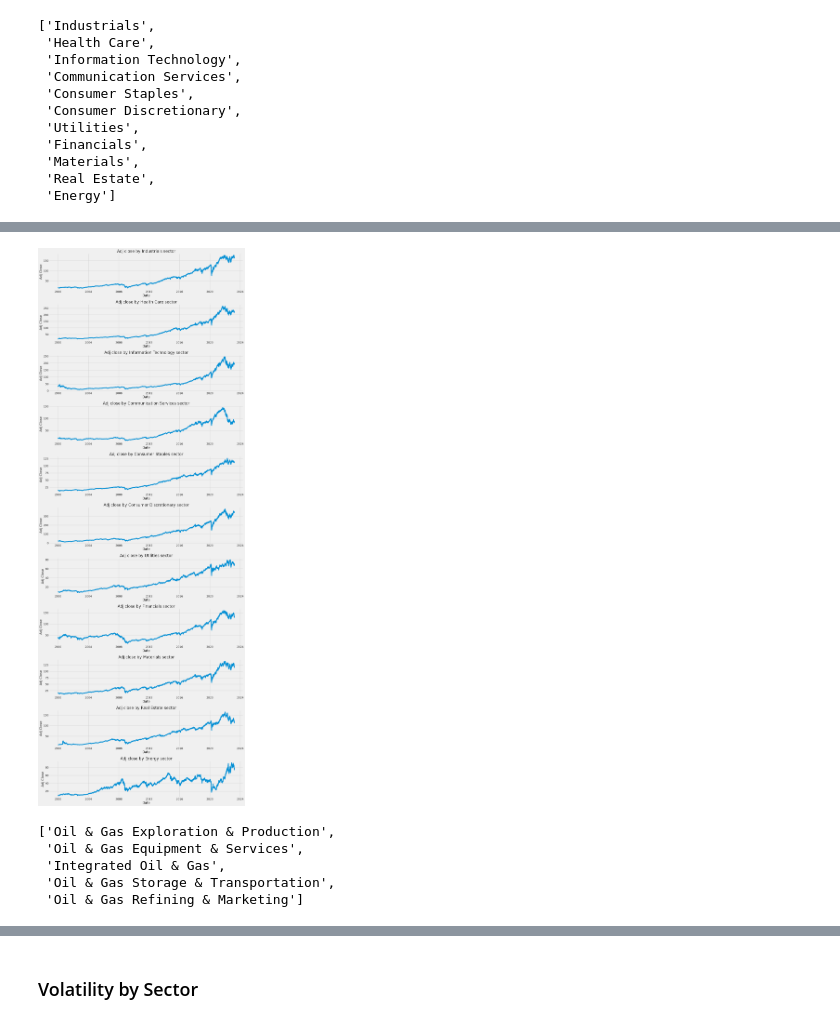
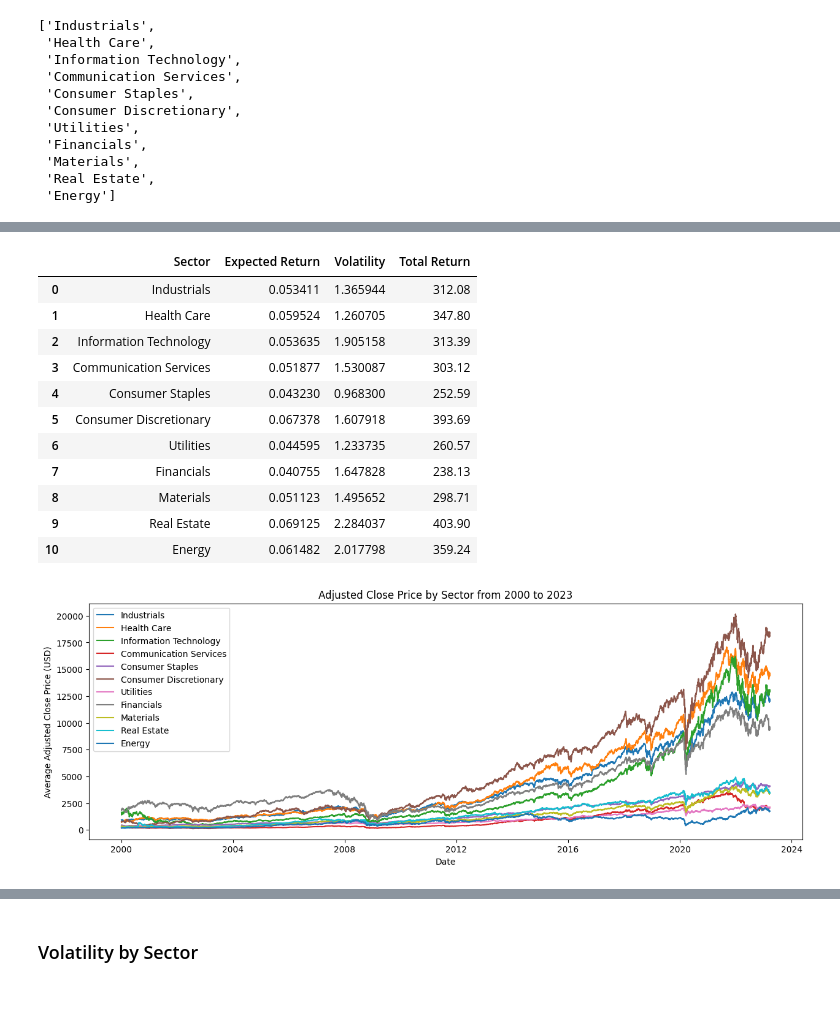
Before and after one commit to jpradas1/Stock_Market_Analysis, a Jupyter notebook: Analysis_I.ipynb, the cells around one changed output, grey strips where cells are left out. Saved outputs shown, nothing was run; the diff lists cells and outputs as text; code cells hidden in the pictures; blank space fills up the shorter version.

```diff
--- a/Analysis_I.ipynb
+++ b/Analysis_I.ipynb
@@ -15,4 +19,4 @@ from get_dataset import Finance
 F = Finance()
 # %%
-sns.set_style('whitegrid')
-plt.style.use("fivethirtyeight")
+# sns.set_style('whitegrid')
+# plt.style.use("fivethirtyeight")
@@ -47,10 +60,6 @@ sectors
 # %%
-mean_returns = []
-for ii, s in enumerate(sectors):
-    df = F.concat_sector(s).reset_index()
-    progress = f"sector {ii+1} of {len(sectors)}"
-    print(progress, end='\r')
-    mean_returns.append(df[['Date', 'Adj Close', 'Return']].groupby(['Date']).mean())
-len(mean_returns)
-mean_returns[0].head()
+# let's bring in them
+df_adj_close = F.adj_close_mean_sector()
+df_adj_close.index = pd.to_datetime(df_adj_close.index).date
+df_adj_close.tail()
 # %% [output]
@@ -64,0 +72,6 @@ sector 11 of 11e 23 of 23
+# %%
+# first let's create a mask to limit the dateset
+start = '2000/01/01'
+mask = (df_adj_close.index > pd.to_datetime(start).date())
+df_adj_close = df_adj_close.loc[mask]
+df_adj_close.head()
@@ -65,18 +99,27 @@ sector 11 of 11e 23 of 23
+# %%
+risk
+# %% [output]
+|  | Sector | Expected Return | Volatility | Total Return |
+| 0 | Industrials | 0.053411 | 1.365944 | 312.08 |
+| 1 | Health Care | 0.059524 | 1.260705 | 347.80 |
+| 2 | Information Technology | 0.053635 | 1.905158 | 313.39 |
+| 3 | Communication Services | 0.051877 | 1.530087 | 303.12 |
+| 4 | Consumer Staples | 0.043230 | 0.968300 | 252.59 |
+| 5 | Consumer Discretionary | 0.067378 | 1.607918 | 393.69 |
+| 6 | Utilities | 0.044595 | 1.233735 | 260.57 |
+| 7 | Financials | 0.040755 | 1.647828 | 238.13 |
+| 8 | Materials | 0.051123 | 1.495652 | 298.71 |
+| 9 | Real Estate | 0.069125 | 2.284037 | 403.90 |
+| 10 | Energy | 0.061482 | 2.017798 | 359.24 |
 # %%
-plt.figure(figsize=(15,40))
-for ii, mr in enumerate(mean_returns):
-    plt.subplot(len(mean_returns),1,ii+1)
-    ax = sns.lineplot(x=mr.index, y=mr.iloc[:,0])
-    ax.set_title('Adj close by '+str(sectors[ii])+' sector')
-plt.tight_layout()
+plt.figure(figsize=(15,5))
+for c in df_adj_close.columns:
+    sns.lineplot(x='index', y=c, data=df_adj_close[[c]].reset_index(), label=c)
+plt.xlabel('Date')
+plt.ylabel('Average Adjusted Close Price (USD)')
+plt.title('Adjusted Close Price by Sector from {} to {}' \
+          .format(df_adj_close.index.min().year, df_adj_close.index.max().year))
+plt.legend()
 plt.show()
 # %% [output]
-[figure, old version]
+[figure, new version]
-# %%
-F.get_subindustry('Energy')
-# %% [output]
-['Oil & Gas Exploration & Production',
- 'Oil & Gas Equipment & Services',
- 'Integrated Oil & Gas',
- 'Oil & Gas Storage & Transportation',
- 'Oil & Gas Refining & Marketing']
```
Also changed, not shown: parts of 40 cells of this notebook, 7 other files.
